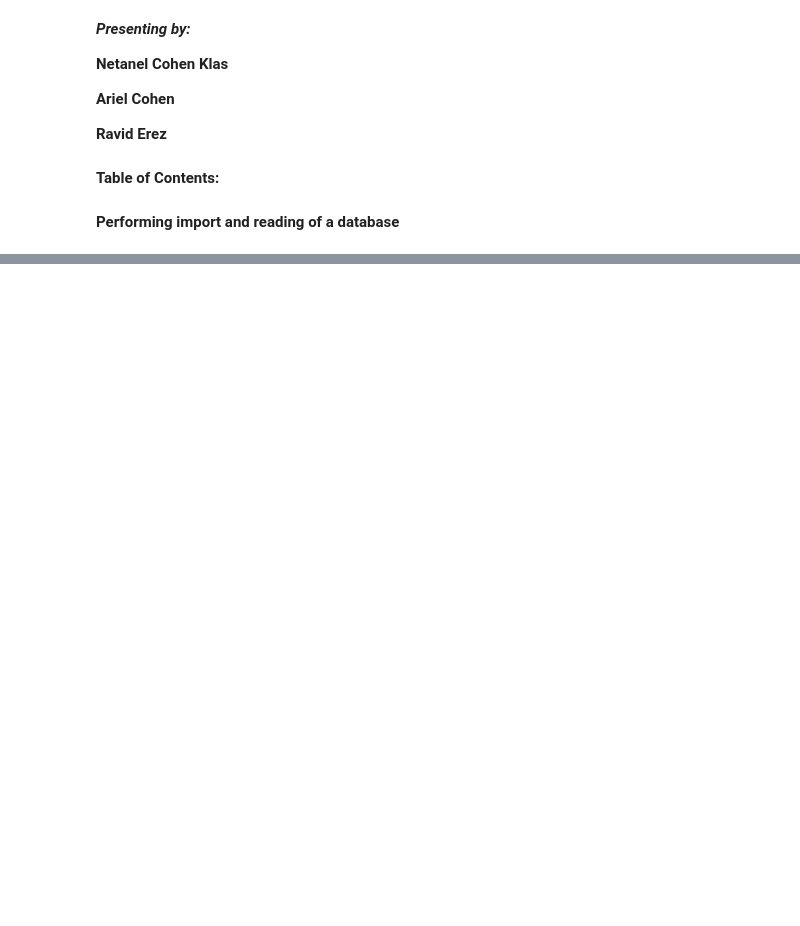
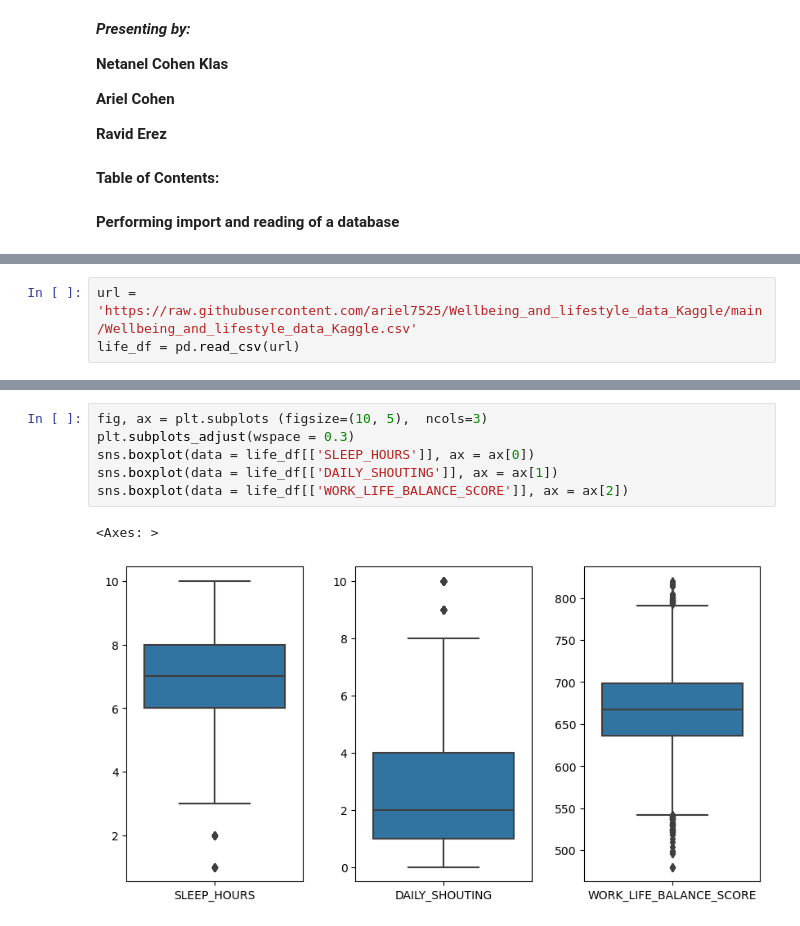
Before and after one commit to ariel7525/Wellbeing_and_lifestyle_data_Kaggle, a Jupyter notebook: my_project.ipynb, the cells around one changed output, grey strips where cells are left out. Saved outputs shown, nothing was run; the diff lists cells and outputs as text; blank space fills up the shorter version.

```diff
--- a/my_project.ipynb
+++ b/my_project.ipynb
@@ -197,0 +34,3 @@ plt.show()
+# %%
+url = 'https://raw.githubusercontent.com/ariel7525/Wellbeing_and_lifestyle_data_Kaggle/main/Wellbeing_and_lifestyle_data_Kaggle.csv'
+life_df = pd.read_csv(url)
@@ -197,0 +169,9 @@ plt.show()
+# %%
+fig, ax = plt.subplots (figsize=(10, 5),  ncols=3)
+plt.subplots_adjust(wspace = 0.3)
+sns.boxplot(data = life_df[['SLEEP_HOURS']], ax = ax[0])
+sns.boxplot(data = life_df[['DAILY_SHOUTING']], ax = ax[1])
+sns.boxplot(data = life_df[['WORK_LIFE_BALANCE_SCORE']], ax = ax[2])
+# %% [output]
+<Axes: >
+[figure, added]
```
Also changed, not shown: parts of 62 cells of this notebook.
